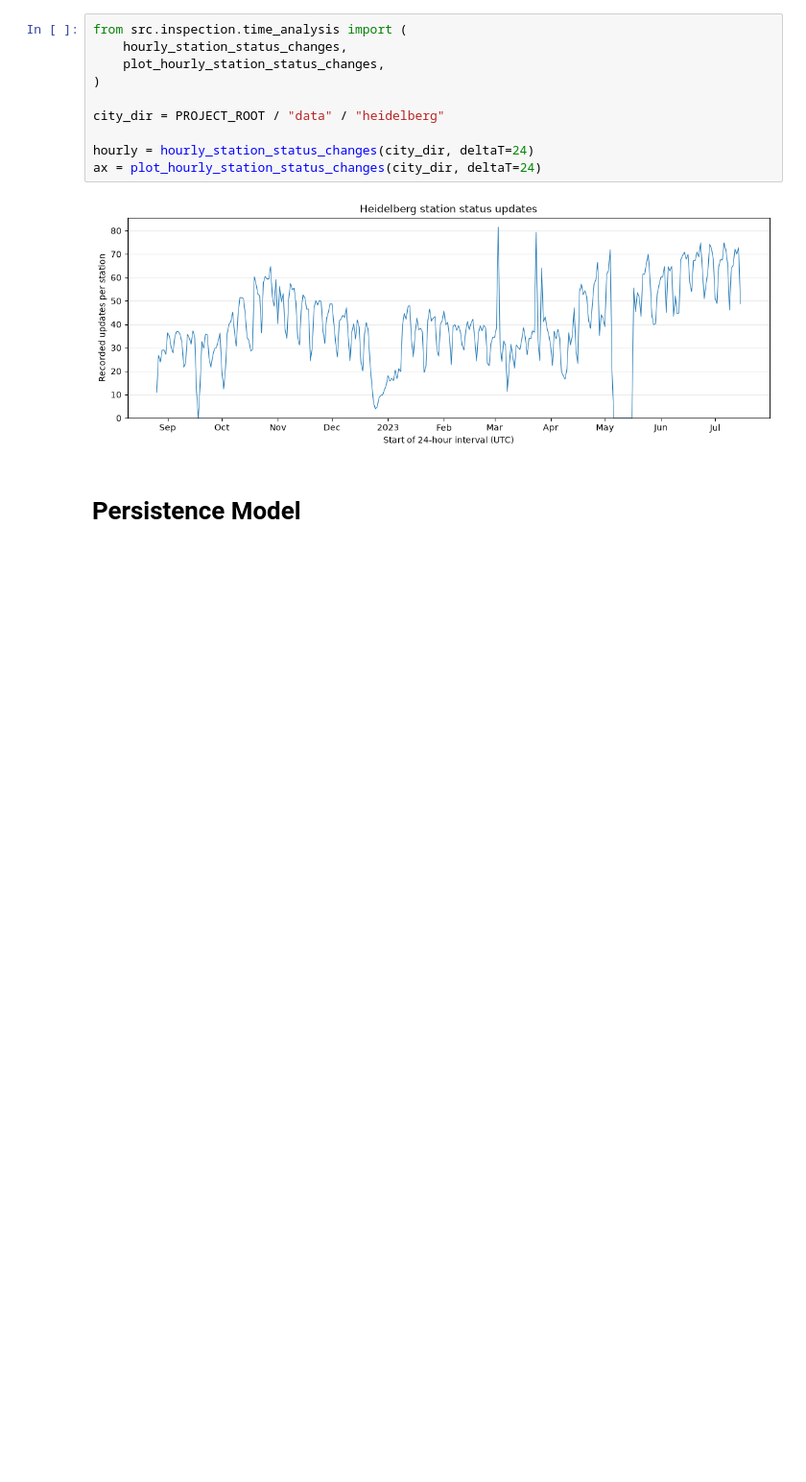
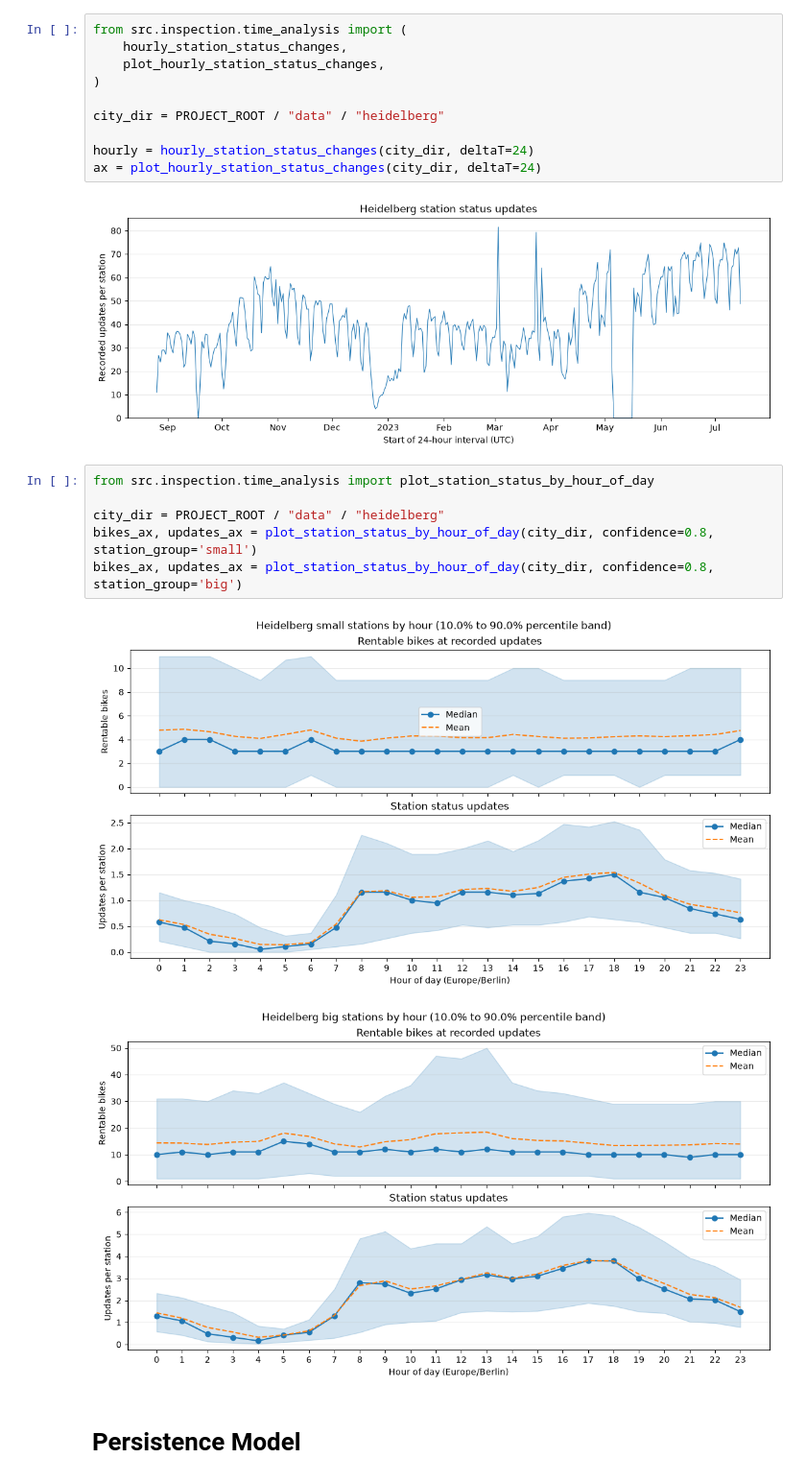
Before and after one commit to foretell-labs/CityFlow, a Jupyter notebook: notebooks/01_data_exploration.ipynb, the cells around one changed output. Shown at 96% size. Saved outputs shown, nothing was run; the diff lists cells and outputs as text; blank space fills up the shorter version.

```diff
--- a/notebooks/01_data_exploration.ipynb
+++ b/notebooks/01_data_exploration.ipynb
@@ -201,6 +201,15 @@ hourly = hourly_station_status_changes(city_dir, deltaT=24)
 ax = plot_hourly_station_status_changes(city_dir, deltaT=24)
 # %% [output]
 [figure]
+# %%
+from src.inspection.time_analysis import plot_station_status_by_hour_of_day
+
+city_dir = PROJECT_ROOT / "data" / "heidelberg"
+bikes_ax, updates_ax = plot_station_status_by_hour_of_day(city_dir, confidence=0.8, station_group='small')
+bikes_ax, updates_ax = plot_station_status_by_hour_of_day(city_dir, confidence=0.8, station_group='big')
+# %% [output]
+[figure, added]
+[figure, added]
 # %% [markdown]
 # Persistence Model
 # %% [markdown]
```
Also changed, not shown: parts of 3 cells of this notebook, 4 other files.
